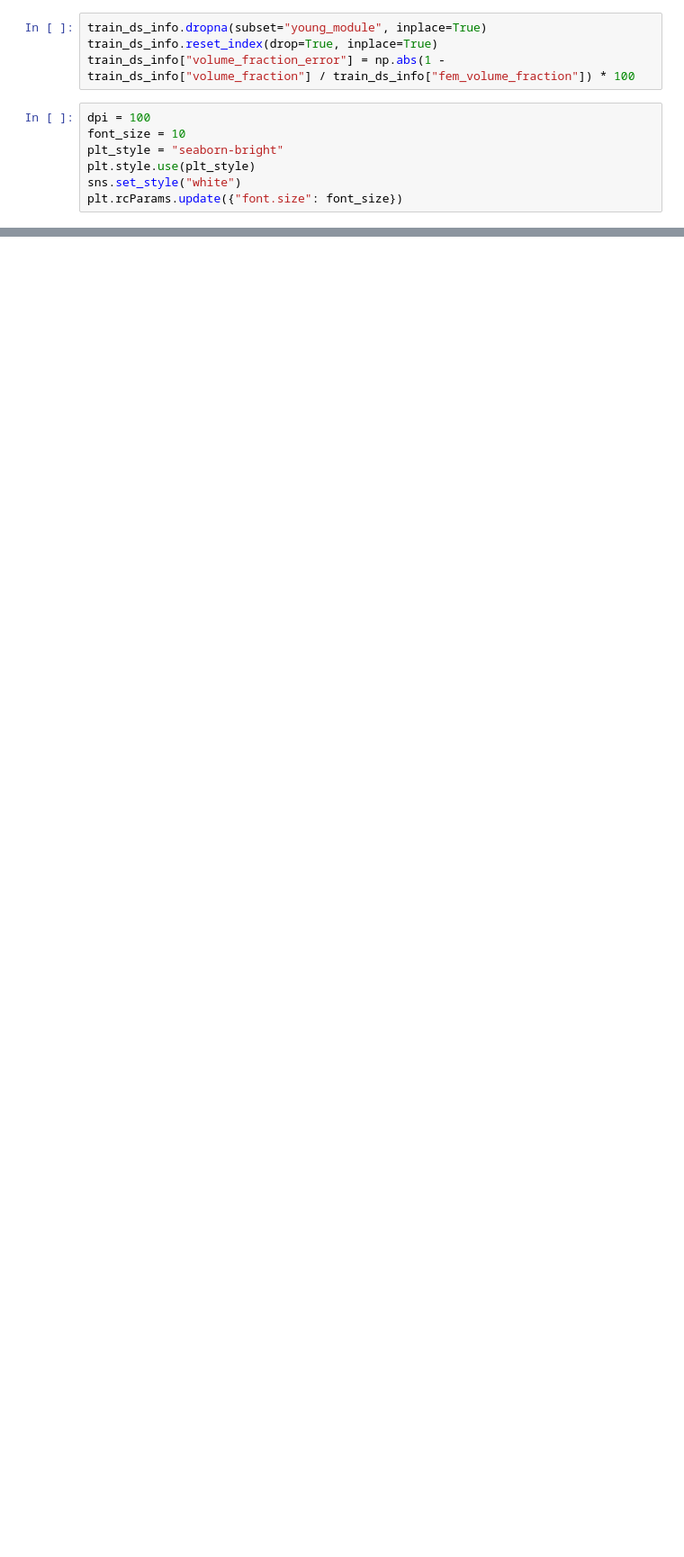
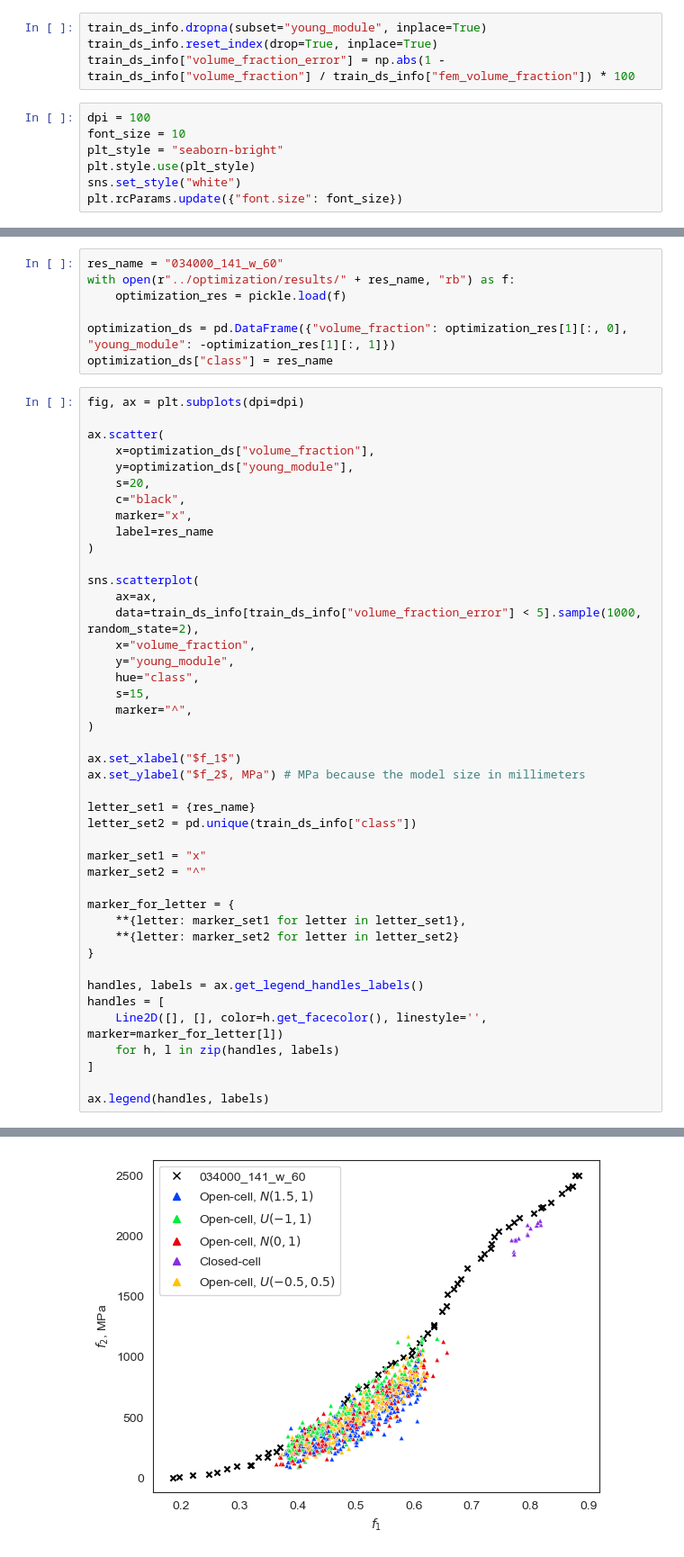
Before and after one commit to evg-kononov/materials-design, a Jupyter notebook: stats/properties.ipynb, the cells around one changed output, grey strips where cells are left out. Shown at 90% size. Cells and saved outputs as stored; diff of their text form; blank space fills up the shorter version.

```diff
--- a/stats/properties.ipynb
+++ b/stats/properties.ipynb
@@ -132,0 +143,51 @@ ax.legend(title="")
+# %%
+res_name = "034000_141_w_60"
+with open(r"../optimization/results/" + res_name, "rb") as f:
+    optimization_res = pickle.load(f)
+
+optimization_ds = pd.DataFrame({"volume_fraction": optimization_res[1][:, 0], "young_module": -optimization_res[1][:, 1]})
+optimization_ds["class"] = res_name
+# %%
+fig, ax = plt.subplots(dpi=dpi)
+
+ax.scatter(
+    x=optimization_ds["volume_fraction"],
+    y=optimization_ds["young_module"],
+    s=20,
+    c="black",
+    marker="x",
+    label=res_name
+)
+
+sns.scatterplot(
+    ax=ax,
+    data=train_ds_info[train_ds_info["volume_fraction_error"] < 5].sample(1000, random_state=2),
+    x="volume_fraction",
+    y="young_module",
+    hue="class",
+    s=15,
+    marker="^",
+)
+
+ax.set_xlabel("$f_1$")
+ax.set_ylabel("$f_2$, MPa") # MPa because the model size in millimeters
+
+letter_set1 = {res_name}
+letter_set2 = pd.unique(train_ds_info["class"])
+
+marker_set1 = "x"
+marker_set2 = "^"
+
+marker_for_letter = {
+    **{letter: marker_set1 for letter in letter_set1},
+    **{letter: marker_set2 for letter in letter_set2}
+}
+
+handles, labels = ax.get_legend_handles_labels()
+handles = [
+    Line2D([], [], color=h.get_facecolor(), linestyle='', marker=marker_for_letter[l])
+    for h, l in zip(handles, labels)
+]
+
+ax.legend(handles, labels)
+# %% [output]
@@ -132,0 +195 @@ ax.legend(title="")
+[figure, added]
```
Also changed, not shown: parts of 38 cells of this notebook, 1 other file.
